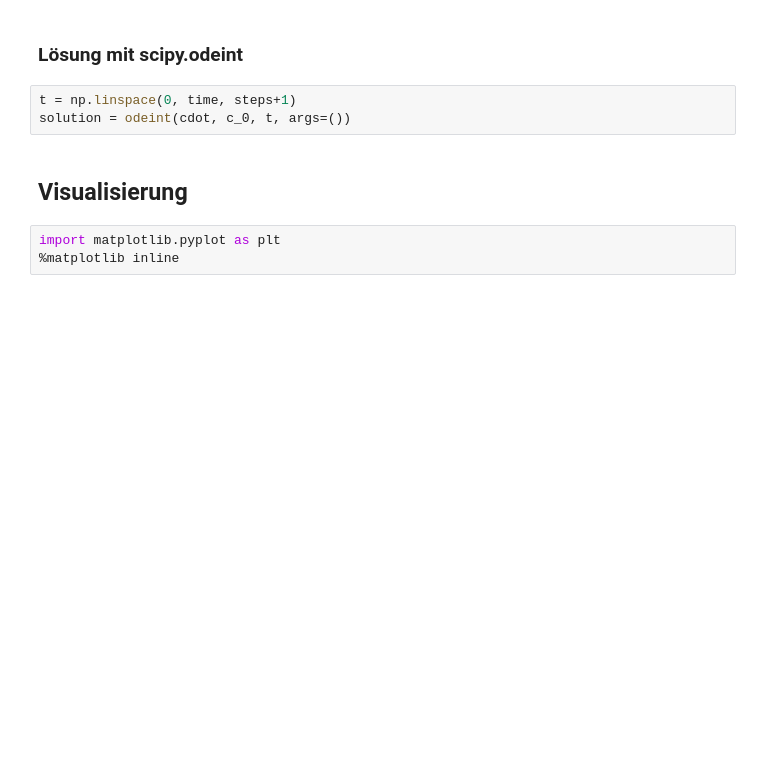
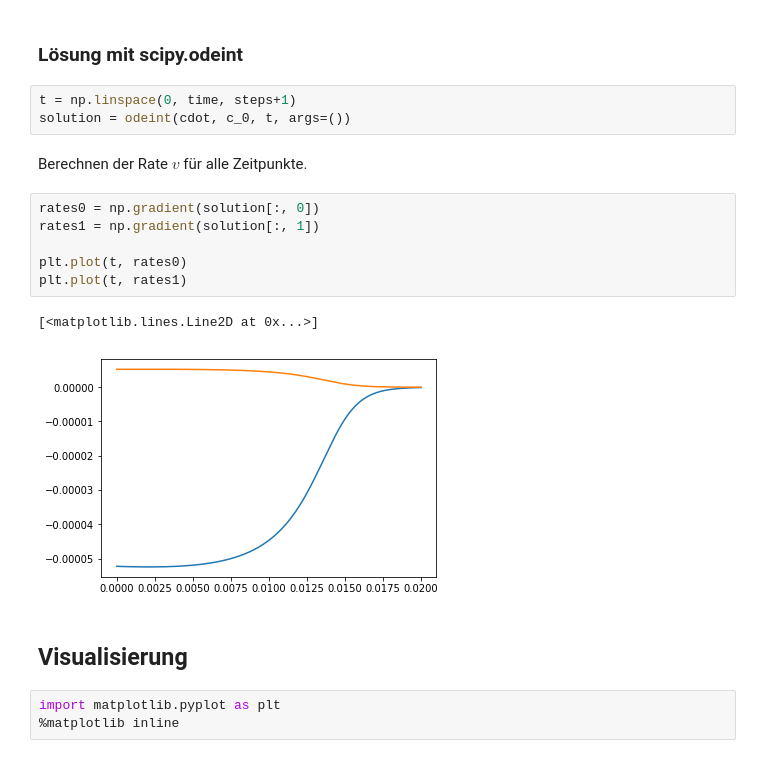
Before and after one commit to felixko/Membranpoti, a Jupyter notebook: modell/discrete_concentrations/notebook_lastfelix.ipynb, the cells around one changed output. Saved outputs shown, nothing was run; the diff lists cells and outputs as text; blank space fills up the shorter version.

```diff
--- a/modell/discrete_concentrations/notebook_lastfelix.ipynb
+++ b/modell/discrete_concentrations/notebook_lastfelix.ipynb
@@ -250,6 +244,17 @@ def cdot(c, t):
 # %%
 t = np.linspace(0, time, steps+1)
 solution = odeint(cdot, c_0, t, args=())
+# %% [markdown]
+Berechnen der Rate $v$ für alle Zeitpunkte.
+# %%
+rates0 = np.gradient(solution[:, 0])
+rates1 = np.gradient(solution[:, 1])
+
+plt.plot(t, rates0)
+plt.plot(t, rates1)
+# %% [output]
+[<matplotlib.lines.Line2D at 0x...>]
+[figure, added]
 # %% [markdown]
 ## Visualisierung
 # %%
```
Also changed, not shown: parts of 14 cells of this notebook, 1 other file.
